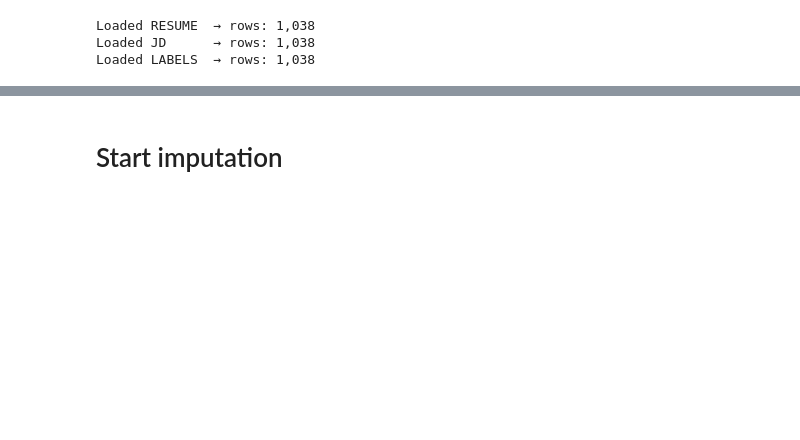
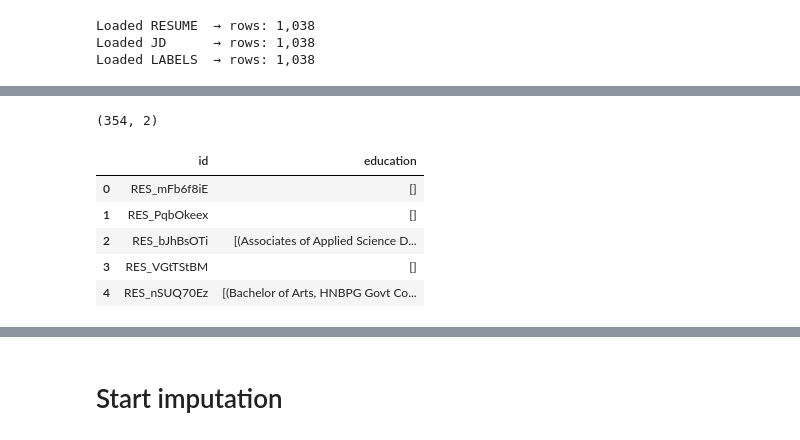
Before and after one commit to YeOldMan23/jobmirror, a Jupyter notebook: silver_cleaning_education.ipynb, the cells around one changed output, grey strips where cells are left out. Saved outputs shown, nothing was run; the diff lists cells and outputs as text; code cells hidden in the pictures; blank space fills up the shorter version.

```diff
--- a/silver_cleaning_education.ipynb
+++ b/silver_cleaning_education.ipynb
@@ -160,0 +245,21 @@ root
+# %%
+from pyspark.sql.functions import size, col
+
+# Filter resume_df for education arrays of length < 3 and select relevant columns
+filtered_df = resume_df.filter(size(col("education")) < 2) \
+                       .select("id", "education")
+
+# Convert to a pandas DataFrame
+sample_df = filtered_df.toPandas()
+
+# Optional: preview
+print(sample_df.shape)
+sample_df.head()
+# %% [output]
+(354, 2)
+|  | id | education |
+| 0 | RES_mFb6f8iE | [] |
+| 1 | RES_PqbOkeex | [] |
+| 2 | RES_bJhBsOTi | [(Associates of Applied Science D... |
+| 3 | RES_VGtTStBM | [] |
+| 4 | RES_nSUQ70Ez | [(Bachelor of Arts, HNBPG Govt Co... |
```
Also changed, not shown: parts of 12 cells of this notebook, 5 other files.
